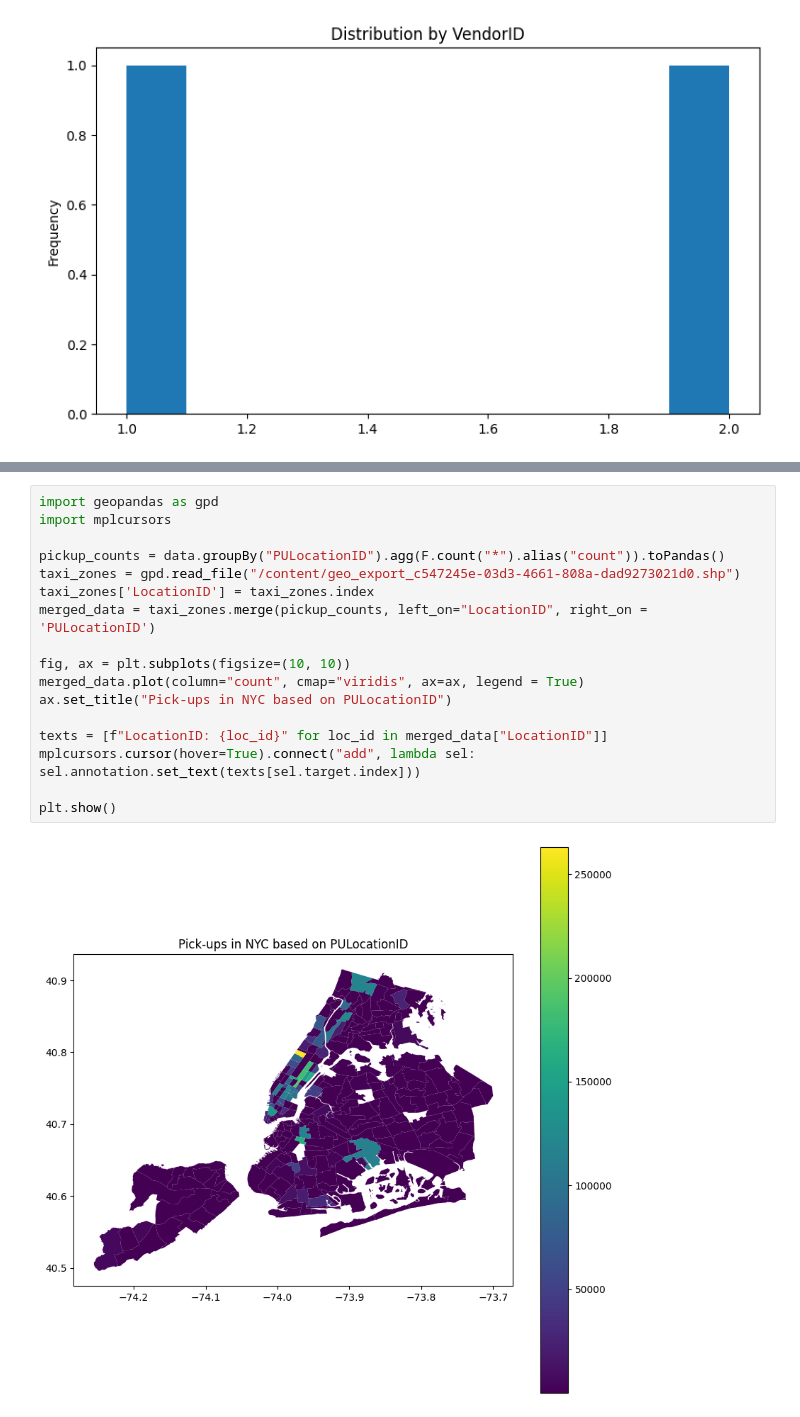
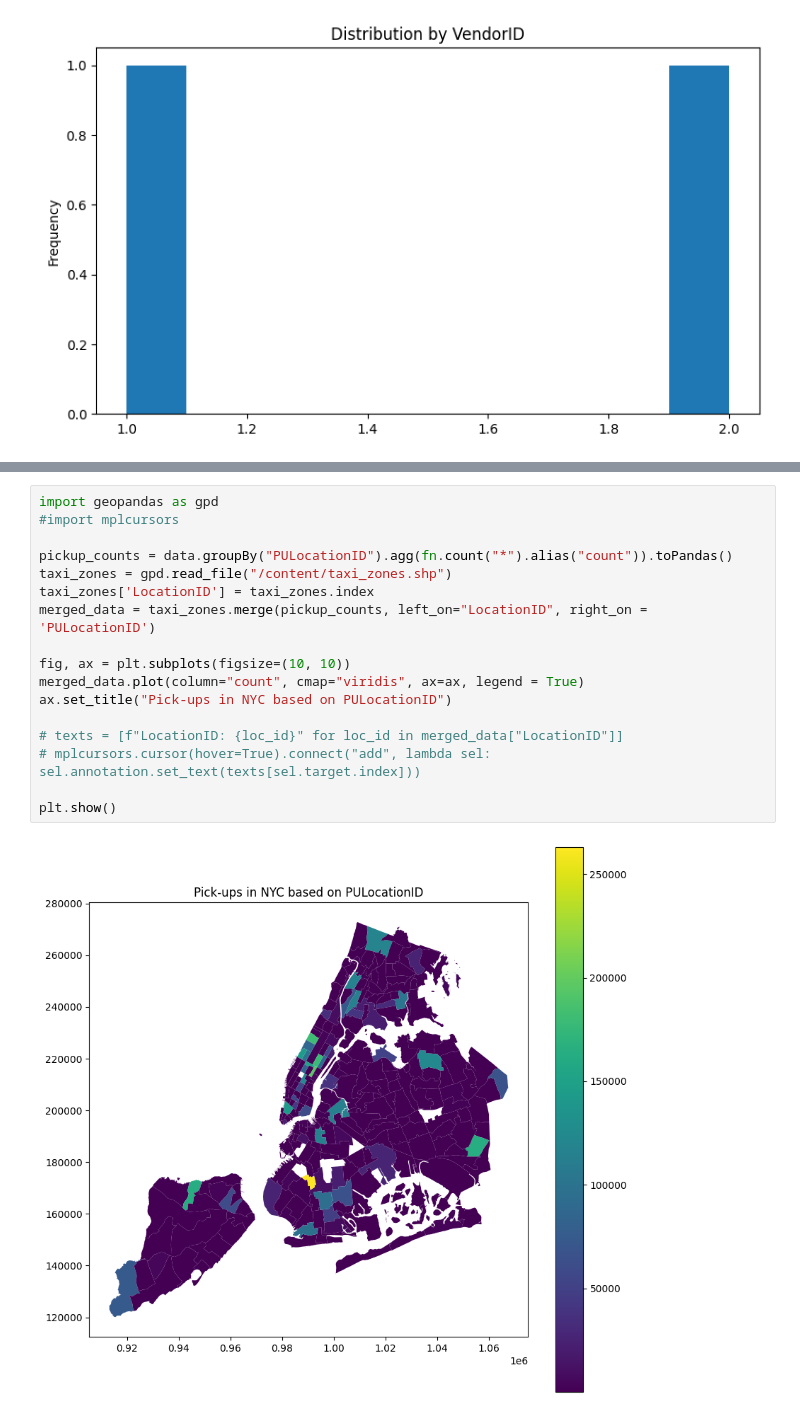
Before and after one commit to NavyaKiran/NYCTaxiFarePrediciton, a Jupyter notebook: NYC_Taxi_Fare_Prediction.ipynb, the cells around one changed output, grey strips where cells are left out. Saved outputs shown, nothing was run; the diff lists cells and outputs as text.

```diff
--- a/NYC_Taxi_Fare_Prediction.ipynb
+++ b/NYC_Taxi_Fare_Prediction.ipynb
@@ -536,20 +518,20 @@ Successfully installed matplotlib-3.8.4 mplcursors-0.5.3
 # %%
 import geopandas as gpd
-import mplcursors
+#import mplcursors
 
-pickup_counts = data.groupBy("PULocationID").agg(F.count("*").alias("count")).toPandas()
-taxi_zones = gpd.read_file("/content/geo_export_c547245e-03d3-4661-808a-dad9273021d0.shp")
+pickup_counts = data.groupBy("PULocationID").agg(fn.count("*").alias("count")).toPandas()
+taxi_zones = gpd.read_file("/content/taxi_zones.shp")
 taxi_zones['LocationID'] = taxi_zones.index
 merged_data = taxi_zones.merge(pickup_counts, left_on="LocationID", right_on = 'PULocationID')
 
 fig, ax = plt.subplots(figsize=(10, 10))
 merged_data.plot(column="count", cmap="viridis", ax=ax, legend = True)
 ax.set_title("Pick-ups in NYC based on PULocationID")
 
-texts = [f"LocationID: {loc_id}" for loc_id in merged_data["LocationID"]]
-mplcursors.cursor(hover=True).connect("add", lambda sel: sel.annotation.set_text(texts[sel.target.index]))
+# texts = [f"LocationID: {loc_id}" for loc_id in merged_data["LocationID"]]
+# mplcursors.cursor(hover=True).connect("add", lambda sel: sel.annotation.set_text(texts[sel.target.index]))
 
 plt.show()
 # %% [output]
-[figure, old version]
+[figure, new version]
 # %%
```
Also changed, not shown: parts of 17 cells of this notebook.
